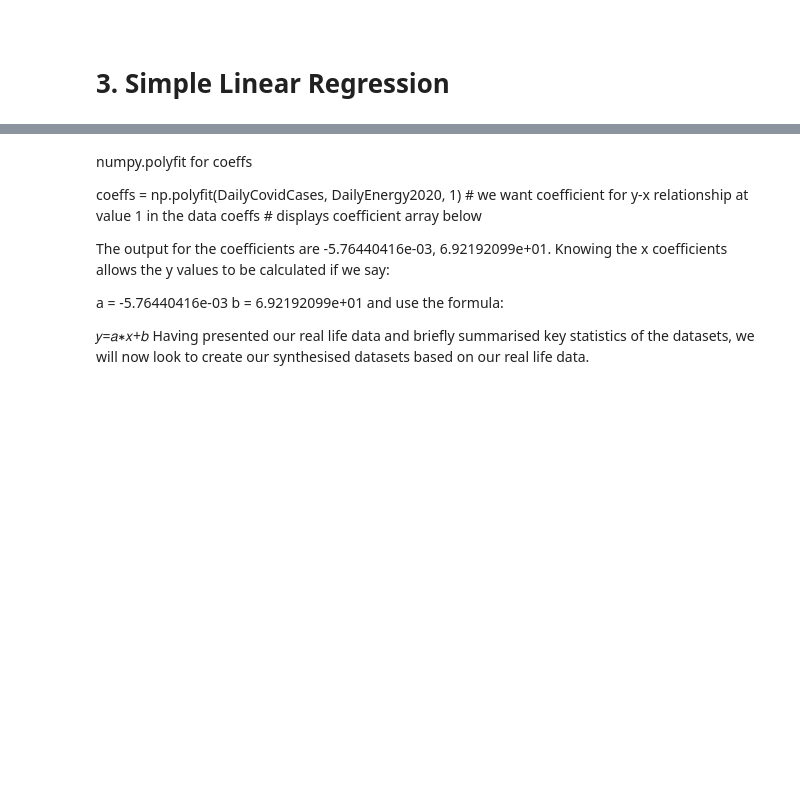
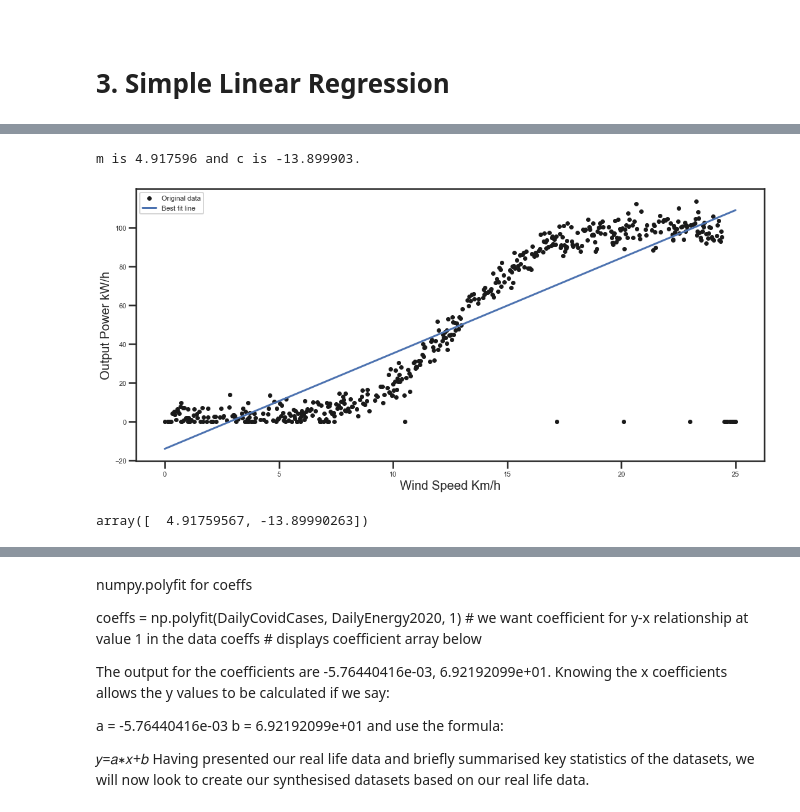
Before and after one commit to Keitho08/Fundamentals_Project2020, a Jupyter notebook: Fundamentals_Project_2020.ipynb, the cells around one changed output, grey strips where cells are left out. Drawn from its saved outputs; the diff is of its cells as text; code cells hidden in the pictures; blank space fills up the shorter version.

```diff
--- a/Fundamentals_Project_2020.ipynb
+++ b/Fundamentals_Project_2020.ipynb
@@ -142,0 +157,4 @@ Having imported and briefly analysed our dataset, we are now ready to move onto
+# %%
+s = powerproduction['speed']
+p = powerproduction ['power']
+s, p
@@ -142,0 +179,39 @@ Having imported and briefly analysed our dataset, we are now ready to move onto
+# %%
+# Calculate the best values for m and c.
+
+import numpy as np
+
+# First calculate the means (a.k.a. averages) of s and p.
+s_avg = np.mean(s)
+p_avg = np.mean(p)
+
+# Subtract means from s and p.
+s_zero = s - s_avg
+p_zero = p - p_avg
+
+# The best m is found by the following calculation.
+m = np.sum(s_zero * p_zero) / np.sum(s_zero * s_zero)
+# Use m from above to calculate the best c.
+c = p_avg - m * s_avg
+
+print("m is %8.6f and c is %6.6f." % (m, c))
+# %% [output]
+m is 4.917596 and c is -13.899903.
+# %%
+# Plot the best fit line.
+plt.plot(s, p, 'k.', label='Original data')
+plt.plot(s, m * s + c, 'b-', label='Best fit line')
+
+# Add axis labels and a legend.
+plt.xlabel('Wind Speed Km/h', fontsize=20)
+plt.ylabel('Output Power kW/h', fontsize=20)
+plt.legend()
+
+# Show the plot.
+plt.show()
+# %% [output]
+[figure, added]
+# %%
+np.polyfit(s, p, 1)
+# %% [output]
+array([  4.91759567, -13.89990263])
```
Also changed, not shown: parts of 5 cells of this notebook.
